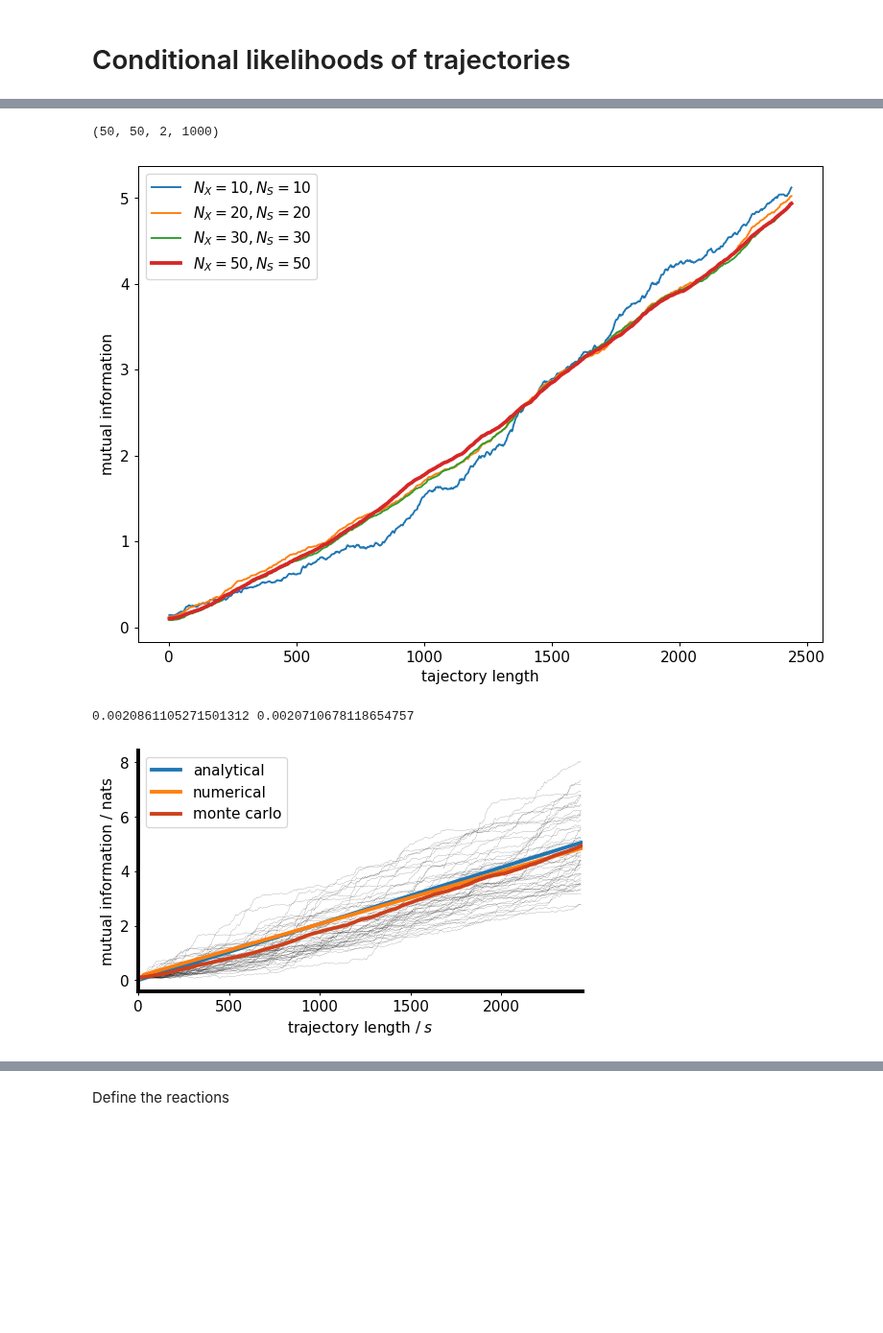
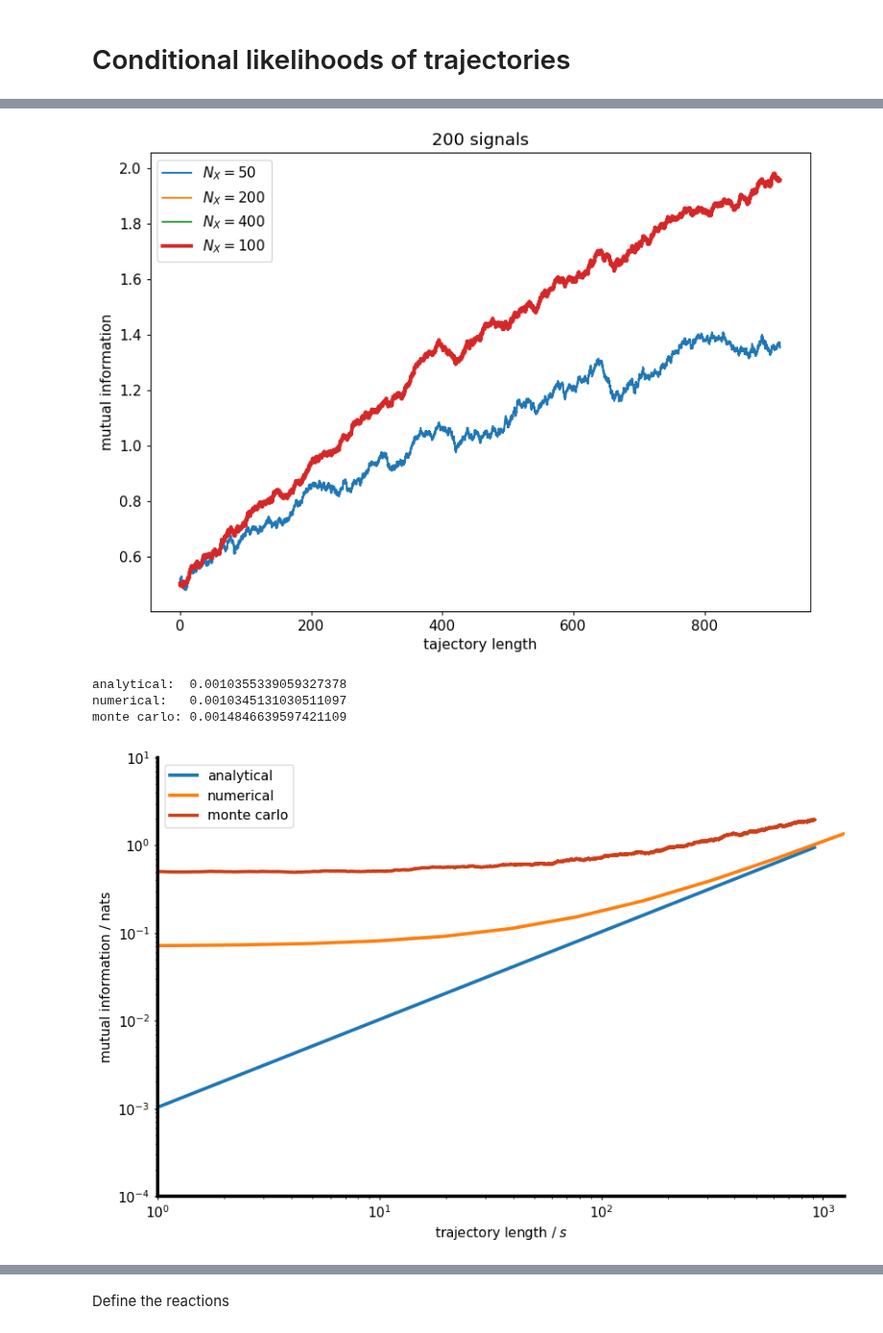
Before and after one commit to manuel-rhdt/master-thesis, a Jupyter notebook: analyzer/mutual_information.ipynb, the cells around one changed output, grey strips where cells are left out. Shown at 96% size. Cells and saved outputs as stored; diff of their text form; code cells hidden in the pictures; blank space fills up the shorter version.

```diff
--- a/analyzer/mutual_information.ipynb
+++ b/analyzer/mutual_information.ipynb
@@ -40,4 +24,0 @@ array([[ 2.02629355e-02,  2.74169029e+00,  5.22321624e+00, ...,
-# %%
-mutual_informations.shape
-# %% [output]
-(50, 50, 2, 1000)
@@ -59,16 +41,24 @@ def subset_indices(num_responses, subset_signals, subset_responses):
             indices[s*subset_responses + r] = [s, r]
     return indices.T
 # %%
-for s, r in [(10, 10),(20, 20), (30, 30)]:
-    indices = subset_indices(num_r, s, r)
-    subset_mean = np.mean(mi[indices[0], indices[1]], axis=0)
-    plt.plot(x, subset_mean, label='$N_X={}, N_S={}$'.format(r, s))
-plt.plot(x, mi_mean, label='$N_X={}, N_S={}$'.format(num_r, num_s), linewidth=3)
-plt.legend();
+for r in [50, 200, 400]:
+    subset_mean = np.mean(mi[:r], axis=0)
+    plt.plot(x, subset_mean, label='$N_X={}$'.format(r))
+plt.plot(x, mi_mean, label='$N_X={}$'.format(num_r), linewidth=3)
+plt.legend()
+plt.title('200 signals')
 plt.ylabel('mutual information')
 plt.xlabel('tajectory length');
 # %% [output]
-[figure, old version]
+[figure, new version]
+# %%
+numerical_x = np.array([6.10351562e-01, 1.22070312e+00, 2.44140625e+00, 4.88281250e+00,
+       9.76562500e+00, 1.95312500e+01, 3.90625000e+01, 7.81250000e+01,
+       1.56250000e+02, 3.12500000e+02, 6.25000000e+02, 1.25000000e+03,
+       2.50000000e+03])
+numerical = np.array([0.07155042, 0.07221034, 0.07352942, 0.07616464, 0.08142376,
+       0.09190024, 0.1127109 , 0.15391634, 0.23541893, 0.39725253,
+       0.72029812, 1.36630923, 2.65833046])
 # %%
 def mut_inf(lamda, rho):
     return lamda/2 * (np.sqrt(1 + rho/lamda) - 1)
@@ -76,58 +66,45 @@ from scipy.optimize import curve_fit
 def linear(t, inf_rate, offset):
     return t * inf_rate + offset
 
-(rate, offset), _ = curve_fit(linear, x, mi_mean, sigma=np.exp(-x/2500))
+def rate_from_curve(x, y):
+    (rate, offset), _ = curve_fit(linear, x, y, sigma=np.exp(-x/np.max(x)))
+    return rate, offset
+
+
 theoretical_rate = mut_inf(0.005, 0.005)
-print(rate, theoretical_rate * 2)
+rate, offset = rate_from_curve(x, mi_mean)
+rate_numerical, _ = rate_from_curve(numerical_x, numerical)
+print("analytical:  {}\nnumerical:   {}\nmonte carlo: {}".format(theoretical_rate, rate_numerical, rate))
 # %% [output]
-0.0020861105271501312 0.0020710678118654757
+analytical:  0.0010355339059327378
+numerical:   0.0010345131030511097
+monte carlo: 0.0014846639597421109
-# %%
-numerical = np.array([0.        , 0.19539714, 0.25458964, 0.31318882, 0.37144066,
-       0.42948886, 0.48741757, 0.54527612, 0.60309347, 0.66088662,
-       0.71866556, 0.77643614, 0.83420182, 0.89196462, 0.94972572,
-       1.00748583, 1.06524535, 1.12300453, 1.18076351, 1.23852237,
-       1.29628116, 1.35403991, 1.41179863, 1.46955734, 1.52731605,
-       1.58507474, 1.64283344, 1.70059213, 1.75835082, 1.81610952,
-       1.87386821, 1.9316269 , 1.98938559, 2.04714428, 2.10490297,
-       2.16266166, 2.22042035, 2.27817904, 2.33593773, 2.39369642,
-       2.45145511, 2.5092138 , 2.56697249, 2.62473118, 2.68248988,
-       2.74024857, 2.79800726, 2.85576595, 2.91352464, 2.97128333,
-       3.02904202, 3.08680071, 3.1445594 , 3.20231809, 3.26007678,
-       3.31783547, 3.37559416, 3.43335285, 3.49111154, 3.54887023,
-       3.60662892, 3.66438762, 3.72214631, 3.779905  , 3.83766369,
-       3.89542238, 3.95318107, 4.01093976, 4.06869845, 4.12645714,
-       4.18421583, 4.24197452, 4.29973321, 4.3574919 , 4.41525059,
-       4.47300928, 4.53076797, 4.58852666, 4.64628536, 4.70404405,
-       4.76180274, 4.81956143, 4.87732012, 4.93507881, 4.9928375 ,
-       5.05059619, 5.10835488, 5.16611357, 5.22387226, 5.28163095,
-       5.33938964, 5.39714833, 5.45490702, 5.51266571, 5.5704244 ,
-       5.6281831 , 5.68594179, 5.74370048, 5.80145917, 5.85921786])
 # %%
 matplotlib.rcParams.update({'font.size': 12, 'font.family': 'TeX Gyre Heros'})
-for val in mi:
-    plt.plot(x, np.mean(val, axis=0), linewidth=0.1, color='black')
-plt.plot(x, theoretical_rate*x*2, label='analytical', linewidth=3)
-
-numerical_x = np.arange(0, 3000, 30)
+plt.plot(x, theoretical_rate*x, label='analytical', linewidth=3)
 plt.plot(numerical_x, numerical, linewidth=3, label='numerical')
 
-plt.plot(x, mi_mean, label='monte carlo'.format(num_r, num_s), linewidth=3, color='#CD401A')
+plt.plot(x, mi_mean, label='monte carlo', linewidth=3, color='#CD401A')
 
-plt.xlim(0,2450)
+plt.xlim(1,1250)
 
 ax = plt.gca()
 for pos in ['right', 'top']:
     ax.spines[pos].set_visible(False)
 
 for pos in ['left', 'bottom']:
     ax.spines[pos].set_linewidth(3)
 
 plt.ylabel('mutual information / nats')
 plt.xlabel('trajectory length $/\\; s$')
 plt.legend()
 
-plt.gcf().set_size_inches(16.5/2.54, 9.0/2.54)
+plt.xscale('log')
+plt.yscale('log')
+plt.ylim(1e-4,1e1)
+
+plt.gcf().set_size_inches(28/2.54, 18/2.54)
 plt.savefig('poster_plot_3.pdf')
 # %% [output]
-[figure, old version]
+[figure, new version]
 # %%
```
Also changed, not shown: parts of 10 cells of this notebook, 7 other files.
